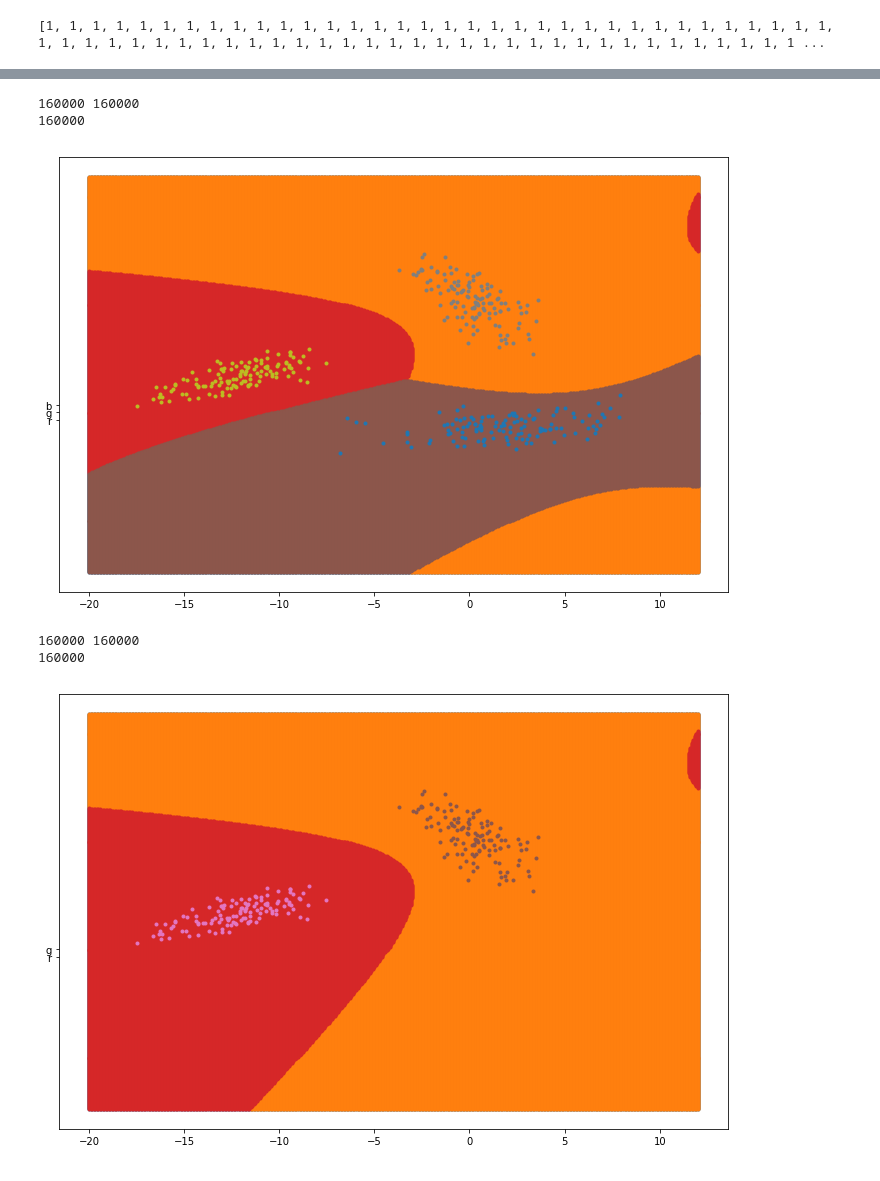
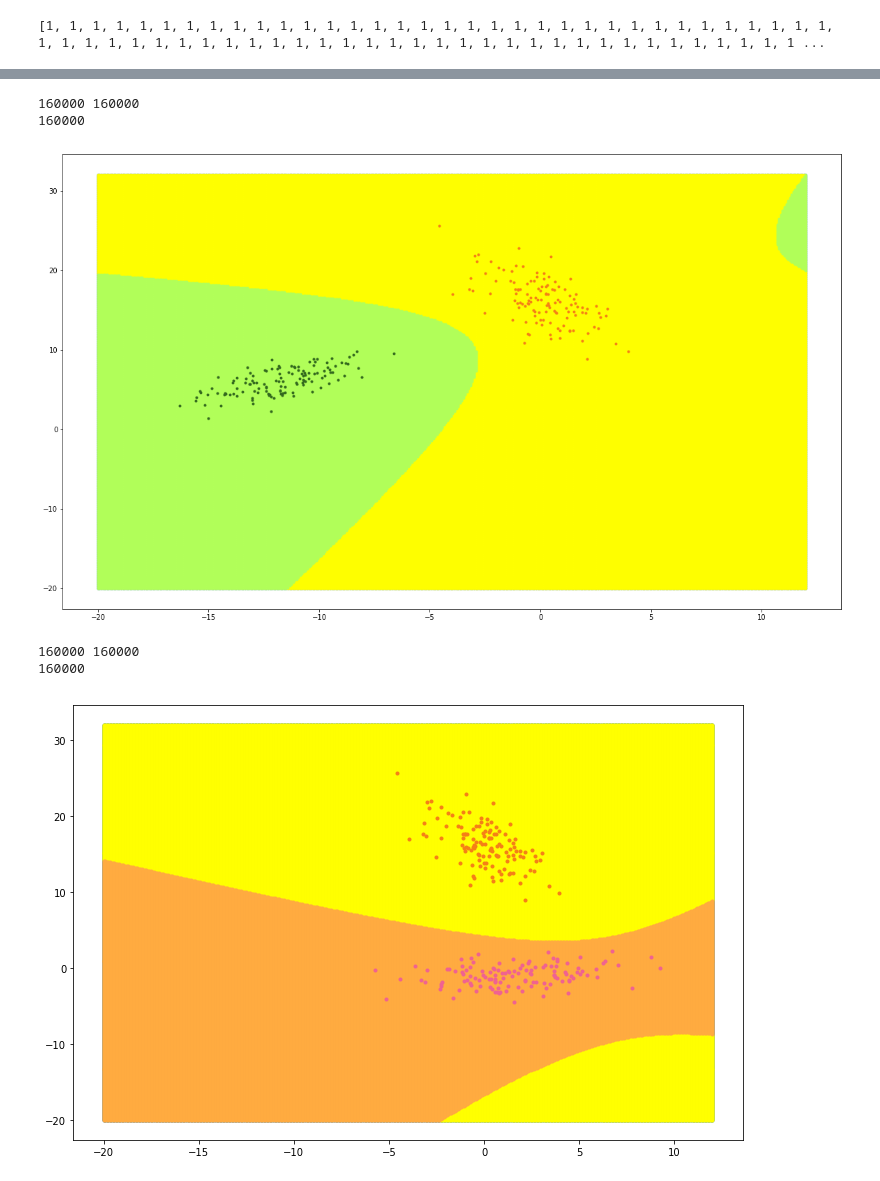
Before and after one commit to SerChirag/PR, a Jupyter notebook: main.ipynb, the cells around one changed output, grey strips where cells are left out. Cells and saved outputs as stored; diff of their text form; code cells hidden in the pictures.

Commit message:
Added colours to graph, fixed Y-Axis error

```diff
--- a/main.ipynb
+++ b/main.ipynb
@@ -223,0 +289,16 @@ plt.plot(Y[3],X[3],'.',c[3])
+# %%
+
+plt.plot(y[1],x[1],c[1],marker='.',linestyle='None')
+plt.plot(y[2],x[2],c[2],marker='.',linestyle='None')
+plt.plot(y[3],x[3],c[3],marker='.',linestyle='None')
+X=[test_data1[i][0] for i in range(0,len(test_data1)) ]
+Y=[test_data1[i][1] for i in range(0,len(test_data1)) ]
+# print Y
+plt.plot(Y,X,c=c2[1],marker='.',linestyle='None')
+X=[test_data2[i][0] for i in range(0,len(test_data2)) ]
+Y=[test_data2[i][1] for i in range(0,len(test_data2)) ]
+plt.plot(Y,X,c=c2[2],marker='.',linestyle='None')
+X=[test_data3[i][0] for i in range(0,len(test_data3)) ]
+Y=[test_data3[i][1] for i in range(0,len(test_data3)) ]
+plt.plot(Y,X,c=c2[3],marker='.',linestyle='None')
+plt.rcParams['figure.figsize'] = [20, 12]
@@ -248,56 +331,48 @@ res1=g_c1(test_data_name)
 res2=g_c2(test_data_name)
 res3=g_c3(test_data_name)
 
-c={}
-c[1]='r'
-c[2]='g'
-c[3]='b'
-
 x=[]
 y=[]
 for i in range(0,4):
     vv=[]
     v=[]
     x.append(v)
     y.append(vv)
 
 def db():
     ans=[]
     for i in range(0,len(res1)):
 #         print res1[i],res2[i],res3[i]
         val=1
         temp=res1[i]
         if(res2[i]>temp):
             val=2
-            temp=res2[i]
-        if(res3[i]>temp):
-            val=3
         ans.append(val)
         x[val].append(XY[i][0])
         y[val].append(XY[i][1])
 #         print test_data[i][0],test_data[i][1]
 #         print X[val],Y[val]
     return ans
 
 res = db()
-plt.plot(y[1],x[1],'.',c[1])
-plt.plot(y[2],x[2],'.',c[2])
-plt.plot(y[3],x[3],'.',c[3])
+plt.plot(y[1],x[1],c[1],marker='.',linestyle='None')
+plt.plot(y[2],x[2],c[2],marker='.',linestyle='None')
+# plt.plot(y[3],x[3],'.',c[3])
 X=[test_data1[i][0] for i in range(0,len(test_data1)) ]
 Y=[test_data1[i][1] for i in range(0,len(test_data1)) ]
 # print Y
-plt.plot(Y,X,'.')
+plt.plot(Y,X,c=c2[1],marker='.',linestyle='None')
 X=[test_data2[i][0] for i in range(0,len(test_data2)) ]
 Y=[test_data2[i][1] for i in range(0,len(test_data2)) ]
-plt.plot(Y,X,'.','r')
-X=[test_data3[i][0] for i in range(0,len(test_data3)) ]
-Y=[test_data3[i][1] for i in range(0,len(test_data3)) ]
-plt.plot(Y,X,'.','g')
-plt.rcParams['figure.figsize'] = [10, 6]
+plt.plot(Y,X,c=c2[2],marker='.',linestyle='None')
+# X=[test_data3[i][0] for i in range(0,len(test_data3)) ]
+# Y=[test_data3[i][1] for i in range(0,len(test_data3)) ]
+# plt.plot(Y,X,'.','g')
+plt.rcParams['figure.figsize'] = [12, 8]
 # %% [output]
 160000 160000
 160000
-[figure, old version]
+[figure, new version]
 # %%
 import numpy as np
 
@@ -325,11 +400,6 @@ res1=g_c1(test_data_name)
 res2=g_c2(test_data_name)
 res3=g_c3(test_data_name)
 
-c={}
-c[1]='r'
-c[2]='g'
-c[3]='b'
-
 x=[]
 y=[]
 for i in range(0,4):
@@ -344,8 +414,8 @@ def db():
 #         print res1[i],res2[i],res3[i]
         val=1
         temp=res1[i]
-        if(res2[i]>temp):
-            val=2
+        if(res3[i]>temp):
+            val=3
         ans.append(val)
         x[val].append(XY[i][0])
         y[val].append(XY[i][1])
@@ -354,24 +424,24 @@ def db():
     return ans
 
 res = db()
-plt.plot(y[1],x[1],'.',c[1])
-plt.plot(y[2],x[2],'.',c[2])
-# plt.plot(y[3],x[3],'.',c[3])
+plt.plot(y[1],x[1],c[1],marker='.',linestyle='None')
+# plt.plot(y[2],x[2],'.',c[2])
+plt.plot(y[3],x[3],c[3],marker='.',linestyle='None')
 X=[test_data1[i][0] for i in range(0,len(test_data1)) ]
 Y=[test_data1[i][1] for i in range(0,len(test_data1)) ]
 # print Y
-plt.plot(Y,X,'.')
-X=[test_data2[i][0] for i in range(0,len(test_data2)) ]
-Y=[test_data2[i][1] for i in range(0,len(test_data2)) ]
-plt.plot(Y,X,'.','r')
-# X=[test_data3[i][0] for i in range(0,len(test_data3)) ]
-# Y=[test_data3[i][1] for i in range(0,len(test_data3)) ]
-# plt.plot(Y,X,'.','g')
-plt.rcParams['figure.figsize'] = [12, 8]
+plt.plot(Y,X,c=c2[1],marker='.',linestyle='None')
+# X=[test_data2[i][0] for i in range(0,len(test_data2)) ]
+# Y=[test_data2[i][1] for i in range(0,len(test_data2)) ]
+# plt.plot(Y,X,'.','r')
+X=[test_data3[i][0] for i in range(0,len(test_data3)) ]
+Y=[test_data3[i][1] for i in range(0,len(test_data3)) ]
+plt.plot(Y,X,c=c2[3],marker='.',linestyle='None')
+plt.rcParams['figure.figsize'] = [20, 16]
 # %% [output]
 160000 160000
 160000
-[figure, old version]
+[figure, new version]
 # %%
 import numpy as np
 
```
Also changed, not shown: parts of 8 cells of this notebook, 1 other file.
